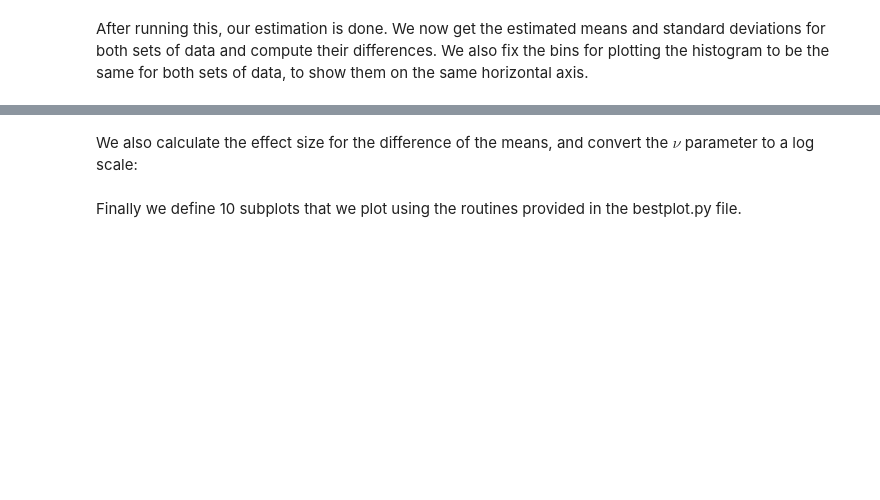
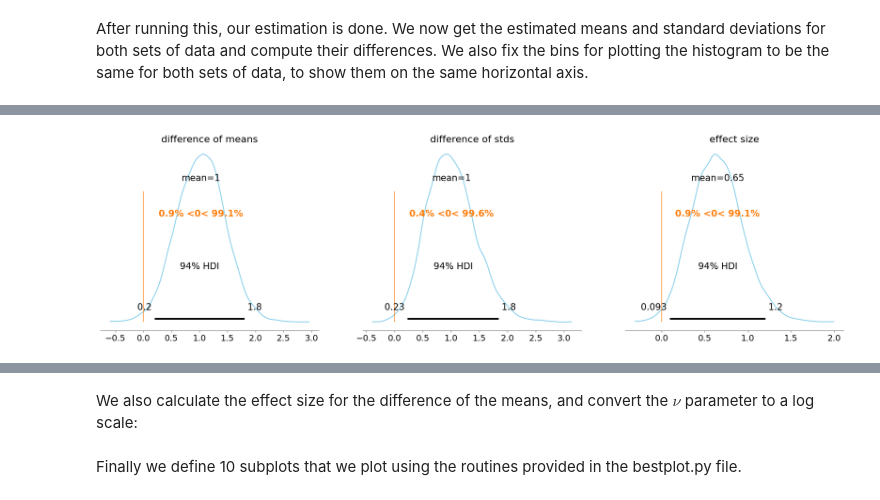
Before and after one commit to vschaik/BEST, a Jupyter notebook: BEST.ipynb, the cells around one changed output, grey strips where cells are left out. Drawn from its saved outputs; the diff is of its cells as text; code cells hidden in the pictures; blank space fills up the shorter version.

```diff
--- a/BEST.ipynb
+++ b/BEST.ipynb
@@ -119,0 +112,8 @@ After running this, our estimation is done. We now get the estimated means and s
+# %%
+az.plot_posterior(
+    trace,
+    var_names=["difference of means", "difference of stds", "effect size"],
+    ref_val=0,
+    color="#87ceeb",);
+# %% [output]
+[figure, added]
```
Also changed, not shown: parts of 30 cells of this notebook, 3 other files.
